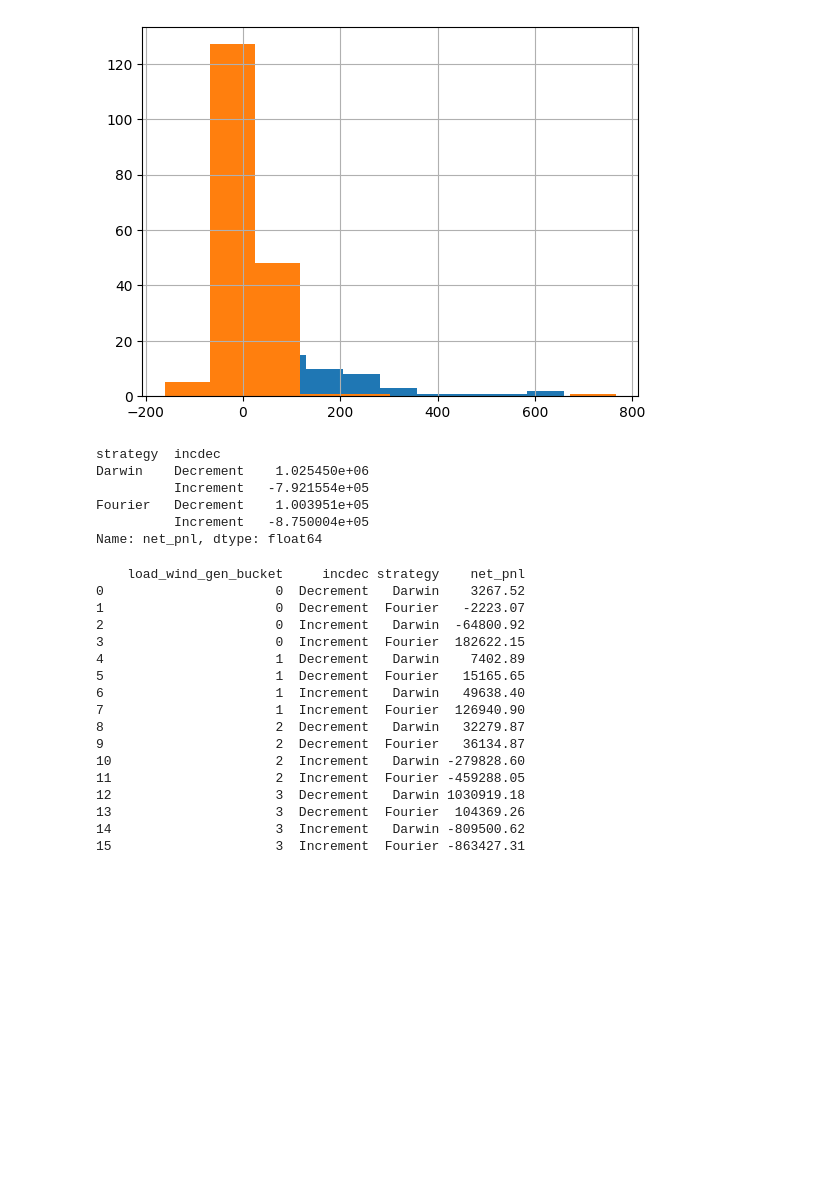
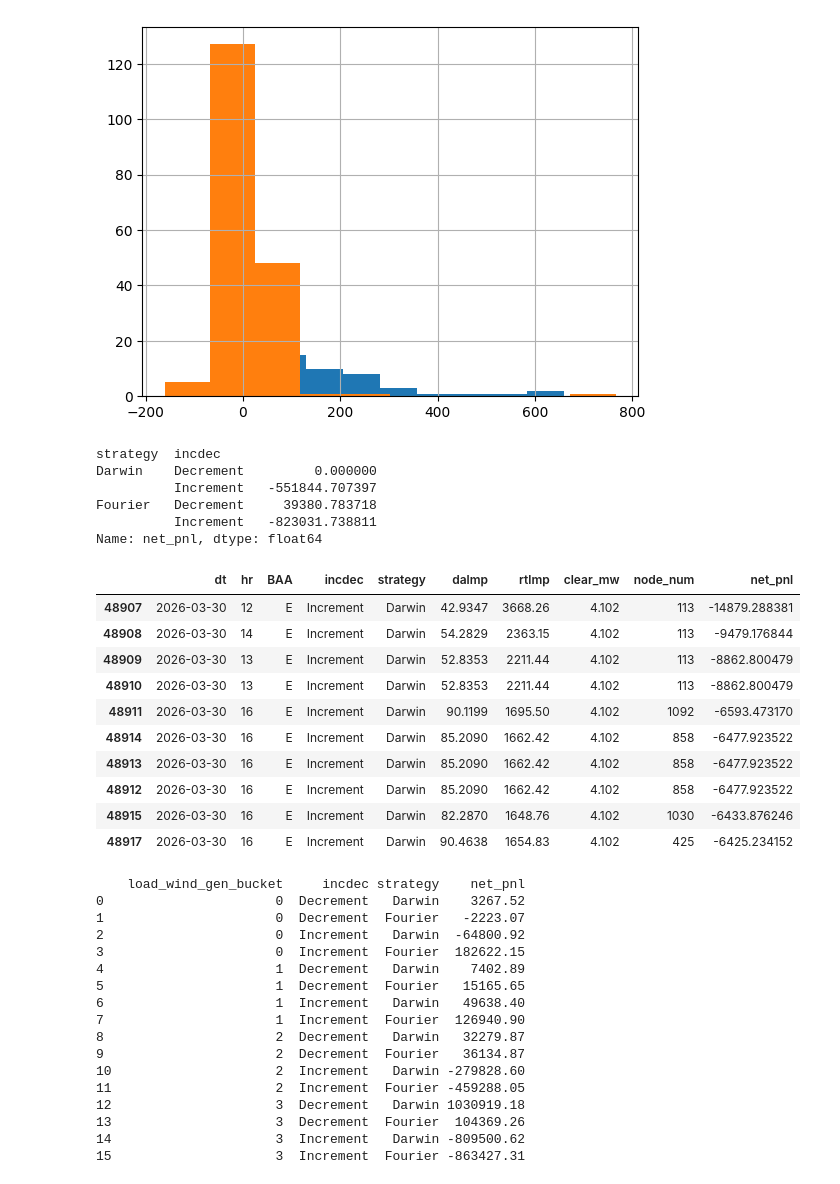
Before and after one commit to qingcheng-rgb/Qingcheng, a Jupyter notebook: QCTest/virtual_bid_simulation.ipynb, the cells around one changed output. Cells and saved outputs as stored; diff of their text form; code cells hidden in the pictures; blank space fills up the shorter version.

```diff
--- a/QCTest/virtual_bid_simulation.ipynb
+++ b/QCTest/virtual_bid_simulation.ipynb
@@ -2188,15 +1268,27 @@ df_price_636[df_price_636['load_wind']<20000].slack_diff.hist()
 <Axes: >
 [figure]
 # %%
-current_day= df_profit[df_profit['dt']=='2026-03-29']
-df_profit[df_profit['load_wind_gen']>45000].groupby(['strategy','incdec'])["net_pnl"].sum()
+current_day= df_profit[df_profit['dt']=='2026-03-30']
+print(current_day.groupby(['strategy','incdec'])["net_pnl"].sum())
+display(current_day.sort_values(by=['net_pnl'],ascending=True).iloc[:10,:10])
 # %% [output]
 strategy  incdec
-Darwin    Decrement    1.025450e+06
-          Increment   -7.921554e+05
-Fourier   Decrement    1.003951e+05
-          Increment   -8.750004e+05
+Darwin    Decrement         0.000000
+          Increment   -551844.707397
+Fourier   Decrement     39380.783718
+          Increment   -823031.738811
 Name: net_pnl, dtype: float64
+|  | dt | hr | BAA | incdec | strategy | dalmp | rtlmp | clear_mw | node_num | net_pnl |
+| 48907 | 2026-03-30 | 12 | E | Increment | Darwin | 42.9347 | 3668.26 | 4.102 | 113 | -14879.288381 |
+| 48908 | 2026-03-30 | 14 | E | Increment | Darwin | 54.2829 | 2363.15 | 4.102 | 113 | -9479.176844 |
+| 48909 | 2026-03-30 | 13 | E | Increment | Darwin | 52.8353 | 2211.44 | 4.102 | 113 | -8862.800479 |
+| 48910 | 2026-03-30 | 13 | E | Increment | Darwin | 52.8353 | 2211.44 | 4.102 | 113 | -8862.800479 |
+| 48911 | 2026-03-30 | 16 | E | Increment | Darwin | 90.1199 | 1695.50 | 4.102 | 1092 | -6593.473170 |
+| 48914 | 2026-03-30 | 16 | E | Increment | Darwin | 85.2090 | 1662.42 | 4.102 | 858 | -6477.923522 |
+| 48913 | 2026-03-30 | 16 | E | Increment | Darwin | 85.2090 | 1662.42 | 4.102 | 858 | -6477.923522 |
+| 48912 | 2026-03-30 | 16 | E | Increment | Darwin | 85.2090 | 1662.42 | 4.102 | 858 | -6477.923522 |
+| 48915 | 2026-03-30 | 16 | E | Increment | Darwin | 82.2870 | 1648.76 | 4.102 | 1030 | -6433.876246 |
+| 48917 | 2026-03-30 | 16 | E | Increment | Darwin | 90.4638 | 1654.83 | 4.102 | 425 | -6425.234152 |
 # %%
 n_buckets = 4  # however many buckets you want
 pd.set_option('display.float_format', '{:.2f}'.format)
```
Also changed, not shown: parts of 23 cells of this notebook, 1 other file.
